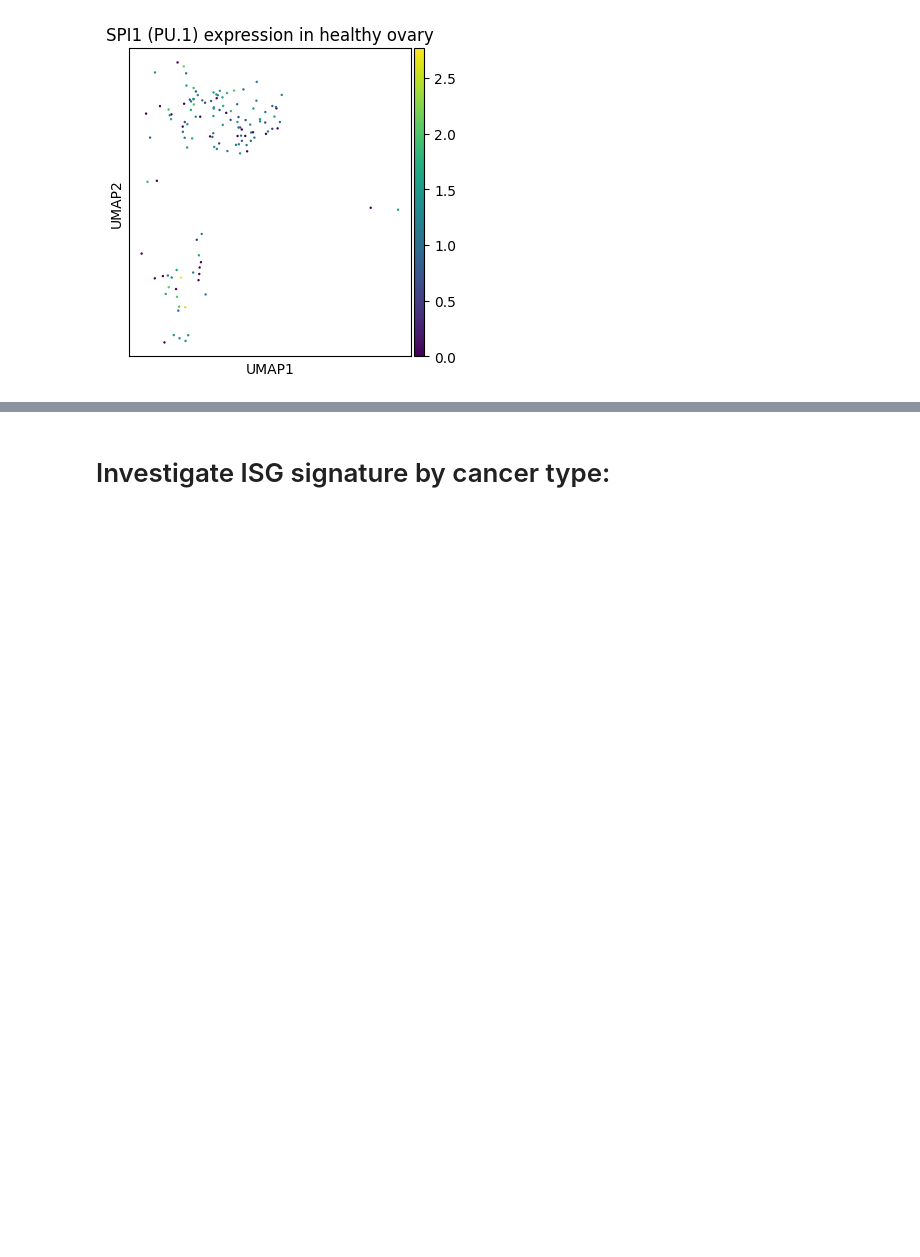
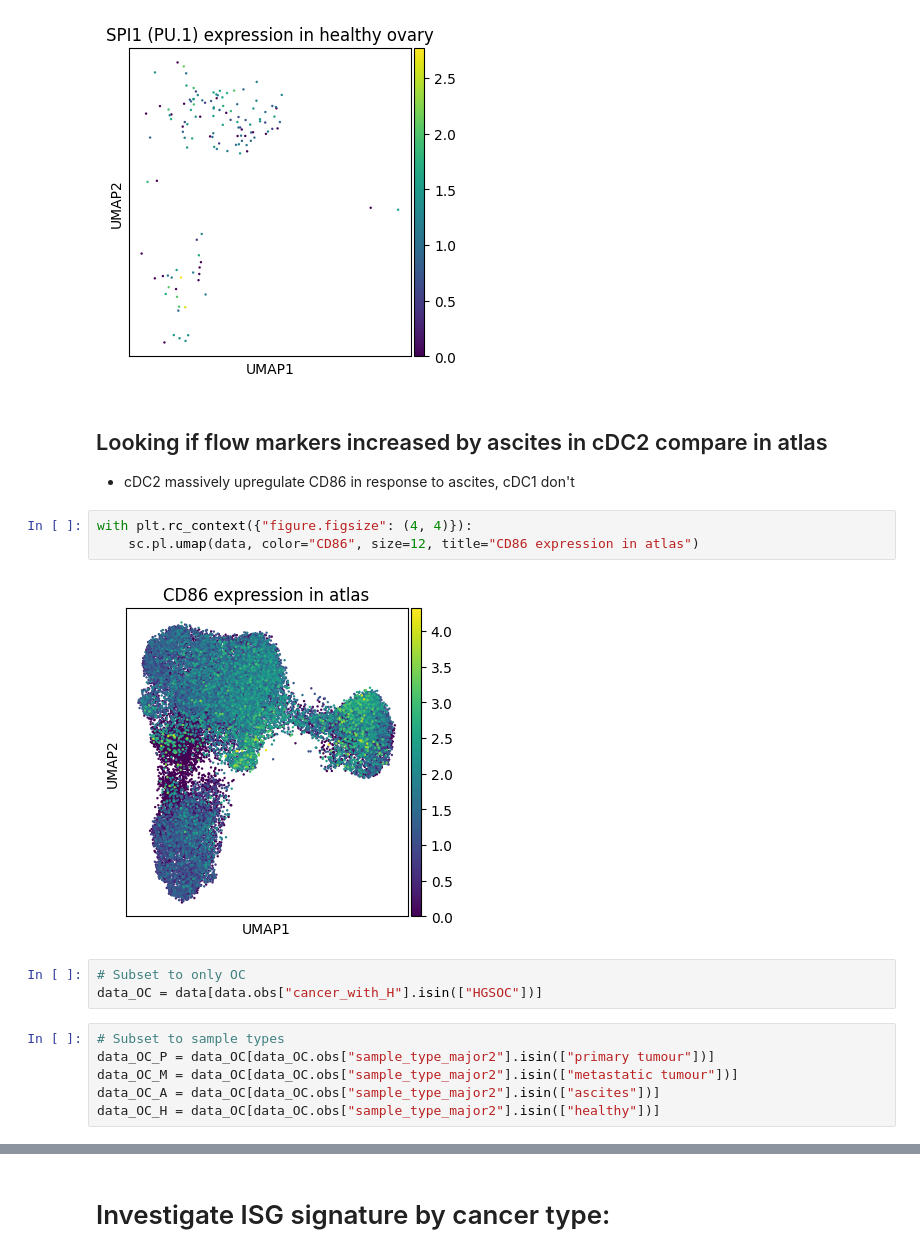
Before and after one commit to tuonglab/Nikita-project, a Jupyter notebook: notebooks/06_Atlas_generation_visualise/2025-09-04_DC_only_bbknn_CCL22.ipynb, the cells around one changed output, grey strips where cells are left out. Cells and saved outputs as stored; diff of their text form; blank space fills up the shorter version.

Commit message:
invitro markers on OC

```diff
--- a/notebooks/06_Atlas_generation_visualise/2025-09-04_DC_only_bbknn_CCL22.ipynb
+++ b/notebooks/06_Atlas_generation_visualise/2025-09-04_DC_only_bbknn_CCL22.ipynb
@@ -129,3 +128,20 @@ with plt.rc_context({"figure.figsize": (4, 4)}):
 [figure]
 [figure]
 [figure]
+# %% [markdown]
+## Looking if flow markers increased by ascites in cDC2 compare in atlas
+* cDC2 massively upregulate CD86 in response to ascites, cDC1 don't
+# %%
+with plt.rc_context({"figure.figsize": (4, 4)}):
+    sc.pl.umap(data, color="CD86", size=12, title="CD86 expression in atlas")
+# %% [output]
+[figure, added]
+# %%
+# Subset to only OC
+data_OC = data[data.obs["cancer_with_H"].isin(["HGSOC"])]
+# %%
+# Subset to sample types
+data_OC_P = data_OC[data_OC.obs["sample_type_major2"].isin(["primary tumour"])]
+data_OC_M = data_OC[data_OC.obs["sample_type_major2"].isin(["metastatic tumour"])]
+data_OC_A = data_OC[data_OC.obs["sample_type_major2"].isin(["ascites"])]
+data_OC_H = data_OC[data_OC.obs["sample_type_major2"].isin(["healthy"])]
```
Also changed, not shown: parts of 6 cells of this notebook, 1 other file.
